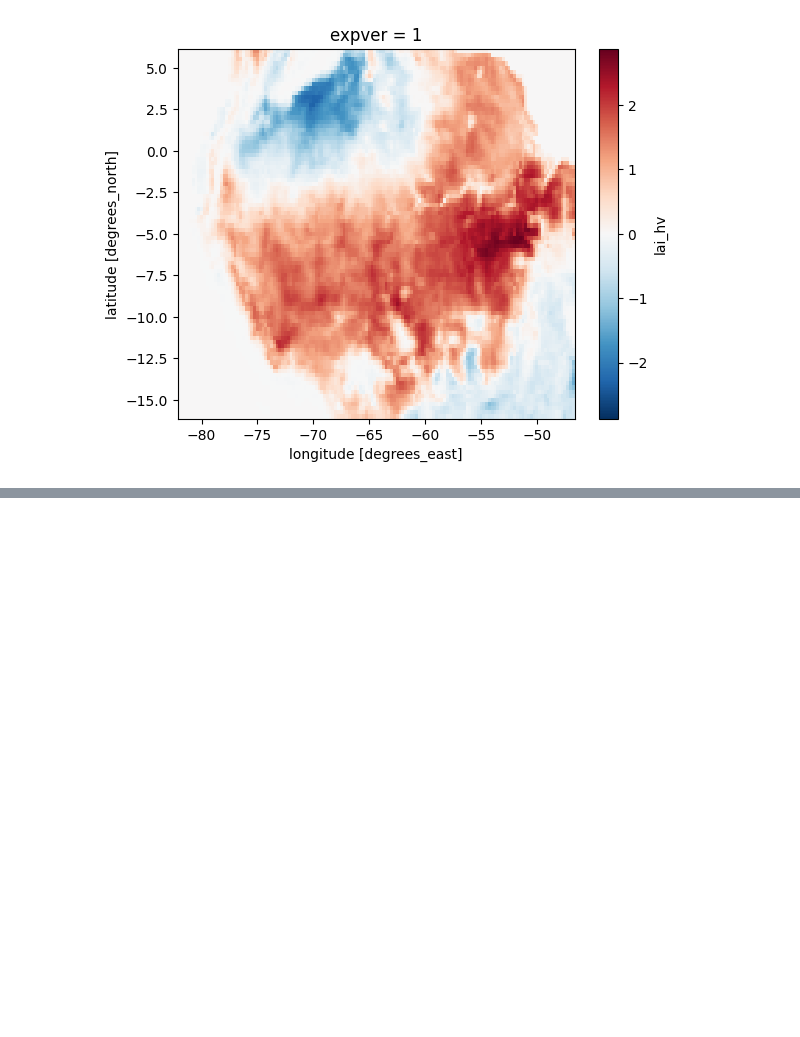
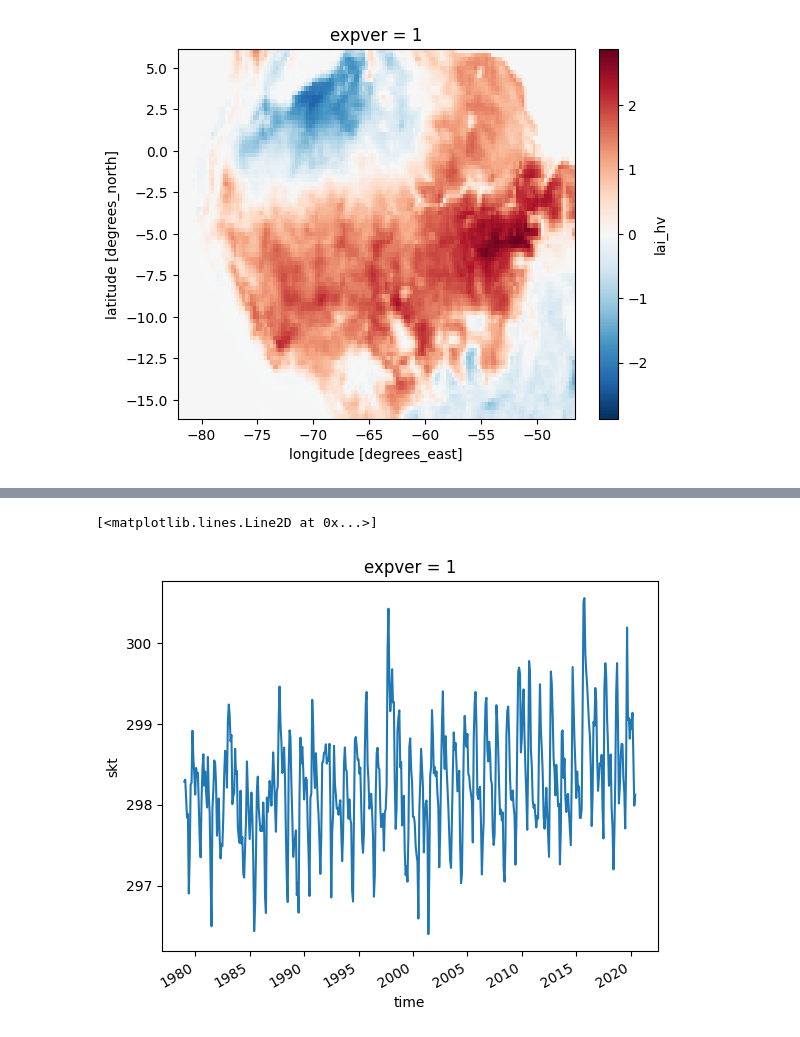
Before and after one commit to Renevelasquezcarcamo/climate-geospatial-analysis, a Jupyter notebook: main.ipynb, the cells around one changed output, grey strips where cells are left out. Saved outputs shown, nothing was run; the diff lists cells and outputs as text; code cells hidden in the pictures; blank space fills up the shorter version.

```diff
--- a/main.ipynb
+++ b/main.ipynb
@@ -177,0 +224,5 @@ sazonal_change.plot()
+# %%
+ds.skt.median(dim=['longitude', 'latitude']).plot()
+# %% [output]
+[<matplotlib.lines.Line2D at 0x...>]
+[figure, added]
```
Also changed, not shown: parts of 27 cells of this notebook, 1 other file.
